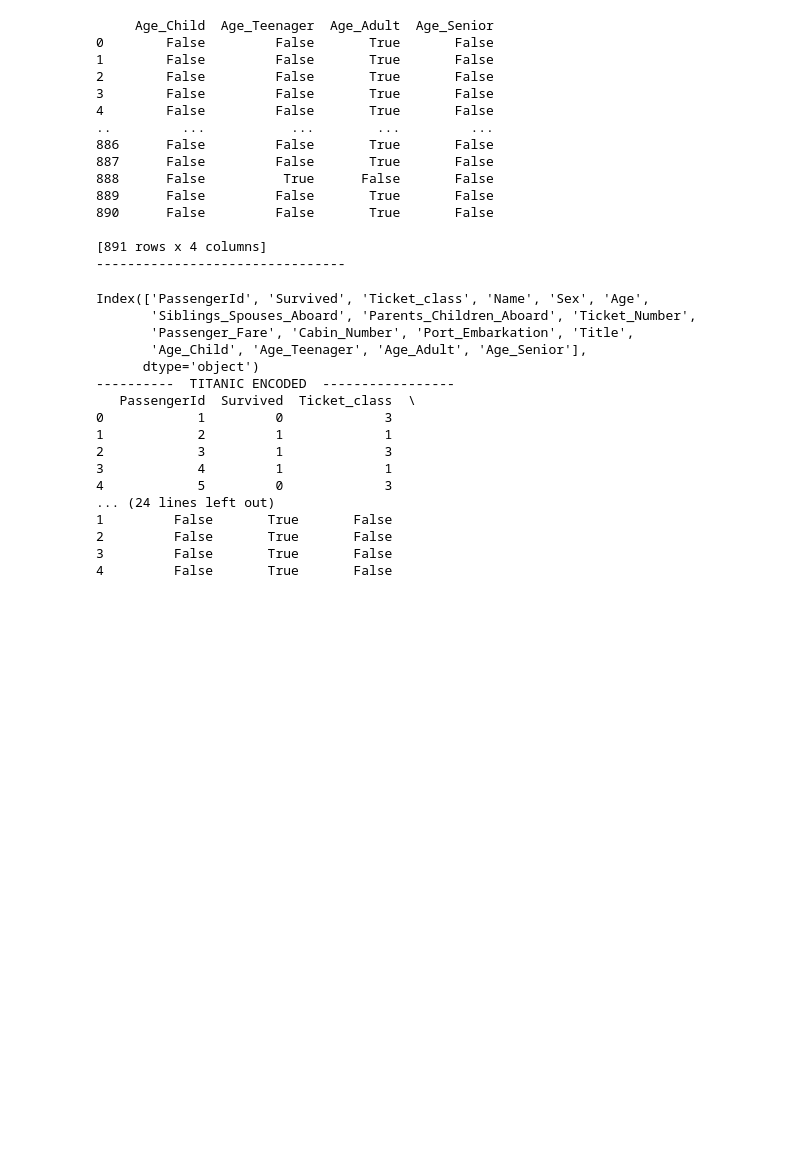
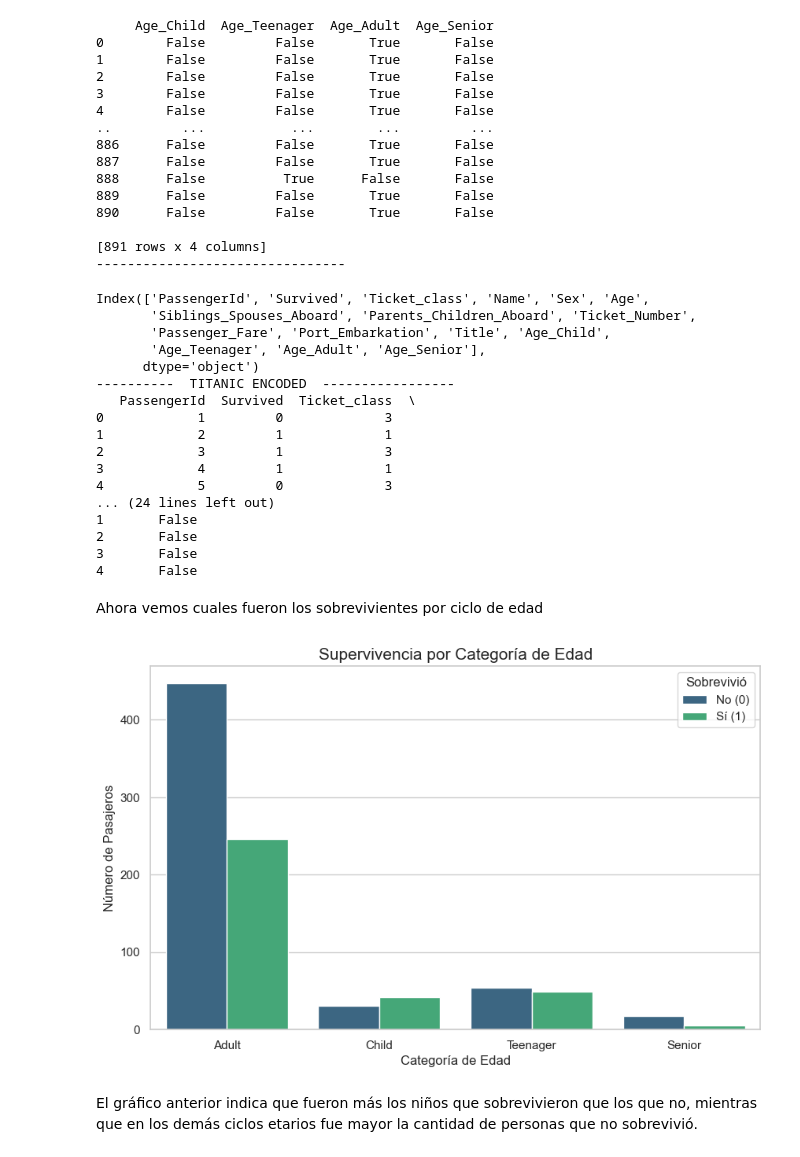
Before and after one commit to SaraMR9/Maestria---Fundamentos-en-ciencia-de-datos, a Jupyter notebook: titanic.ipynb, the cells around one changed output. Saved outputs shown, nothing was run; the diff lists cells and outputs as text; code cells hidden in the pictures; blank space fills up the shorter version.

```diff
--- a/titanic.ipynb
+++ b/titanic.ipynb
@@ -472,0 +432,5 @@ Name: Age, dtype: float64
+# %%
+titanic_clean = titanic
+
+print('El número de duplicados en PassengerId:', titanic_clean[['PassengerId']].duplicated().sum())
+print('El número de duplicados en Ticket_Number:', titanic_clean[['Ticket_Number']].duplicated().sum())
@@ -475,14 +531,13 @@ Name: Age, dtype: float64
 # %%
 # 1. Vamos a crear una variable categorica que agrupe la edad según rangos de edad (ciclo vital)
-import pandas as pd
 
 # Definir los puntos de corte y las etiquetas
 bins = [0, 12, 18, 60, 100]
 labels = ['Child', 'Teenager', 'Adult', 'Senior']
 
 # Crear la nueva columna
-titanic['Age_Group'] = pd.cut(titanic['Age'], bins=bins, labels=labels)
-print(titanic['Age_Group'].unique())
+titanic_clean['Age_Group'] = pd.cut(titanic_clean['Age'], bins=bins, labels=labels)
+print(titanic_clean['Age_Group'].unique())
 print(f"--------------------------------")
 # %% [output]
 ['Adult', 'Child', 'Teenager', 'Senior']
@@ -496,7 +546,7 @@ a
 # %%
 # 2. # Creamos el set de columnas dummy
 # prefix='Age' hará que las columnas se llamen Age_Child, Age_Teenager, etc. y les asigna true o flase dependiendo su edad
-age_dummies = pd.get_dummies(titanic['Age_Group'], prefix='Age')
+age_dummies = pd.get_dummies(titanic_clean['Age_Group'], prefix='Age')
 print(age_dummies)
 print(f"--------------------------------")
 # %% [output]
@@ -517,15 +567,15 @@ print(f"--------------------------------")
 --------------------------------
 # %%
 # Concatenar el Dataframe original con las nuevas columnas "dummy" y eliminamos la columna original
-titanic_encoded = pd.concat([titanic.drop('Age_Group', axis=1), age_dummies], axis=1)
+titanic_encoded = pd.concat([titanic_clean.drop('Age_Group', axis=1), age_dummies], axis=1)
 print(titanic_encoded.columns)
 print(f"----------  TITANIC ENCODED  -----------------")
 print(titanic_encoded.head(5))
 # %% [output]
 Index(['PassengerId', 'Survived', 'Ticket_class', 'Name', 'Sex', 'Age',
        'Siblings_Spouses_Aboard', 'Parents_Children_Aboard', 'Ticket_Number',
-       'Passenger_Fare', 'Cabin_Number', 'Port_Embarkation', 'Title',
-       'Age_Child', 'Age_Teenager', 'Age_Adult', 'Age_Senior'],
+       'Passenger_Fare', 'Port_Embarkation', 'Title', 'Age_Child',
+       'Age_Teenager', 'Age_Adult', 'Age_Senior'],
       dtype='object')
 ----------  TITANIC ENCODED  -----------------
    PassengerId  Survived  Ticket_class  \
@@ -535,7 +585,41 @@ Index(['PassengerId', 'Survived', 'Ticket_class', 'Name', 'Sex', 'Age',
 3            4         1             1
 4            5         0             3
 ... (24 lines left out)
-1         False       True       False
-2         False       True       False
-3         False       True       False
-4         False       True       False
+1       False
+2       False
+3       False
+4       False
+# %% [markdown]
+Ahora vemos cuales fueron los sobrevivientes por ciclo de edad
+# %%
+import seaborn as sns #Librería que trabaja en conjunto con plt para hacer mejores gráficos
+
+def definir_categoria(row):
+    if row['Age_Child']: return 'Child'
+    if row['Age_Teenager']: return 'Teenager'
+    if row['Age_Adult']: return 'Adult'
+    if row['Age_Senior']: return 'Senior'
+    return 'Unknown'
+
+titanic_encoded['Age_Category'] = titanic_encoded.apply(definir_categoria, axis=1)
+
+
+sns.set_theme(style="whitegrid")
+
+plt.figure(figsize=(10, 6))
+
+
+ax = sns.countplot(data=titanic_encoded, x='Age_Category', hue='Survived', palette='viridis')
+
+
+plt.title('Supervivencia por Categoría de Edad', fontsize=15)
+plt.xlabel('Categoría de Edad', fontsize=12)
+plt.ylabel('Número de Pasajeros', fontsize=12)
+plt.legend(title='Sobrevivió', labels=['No (0)', 'Sí (1)'])
+
+
+plt.show()
+# %% [output]
+[figure, added]
+# %% [markdown]
+El gráfico anterior indica que fueron más los niños que sobrevivieron que los que no, mientras que en los demás ciclos etarios fue mayor la cantidad de personas que no sobrevivió.
```
Also changed, not shown: parts of 60 cells of this notebook.
